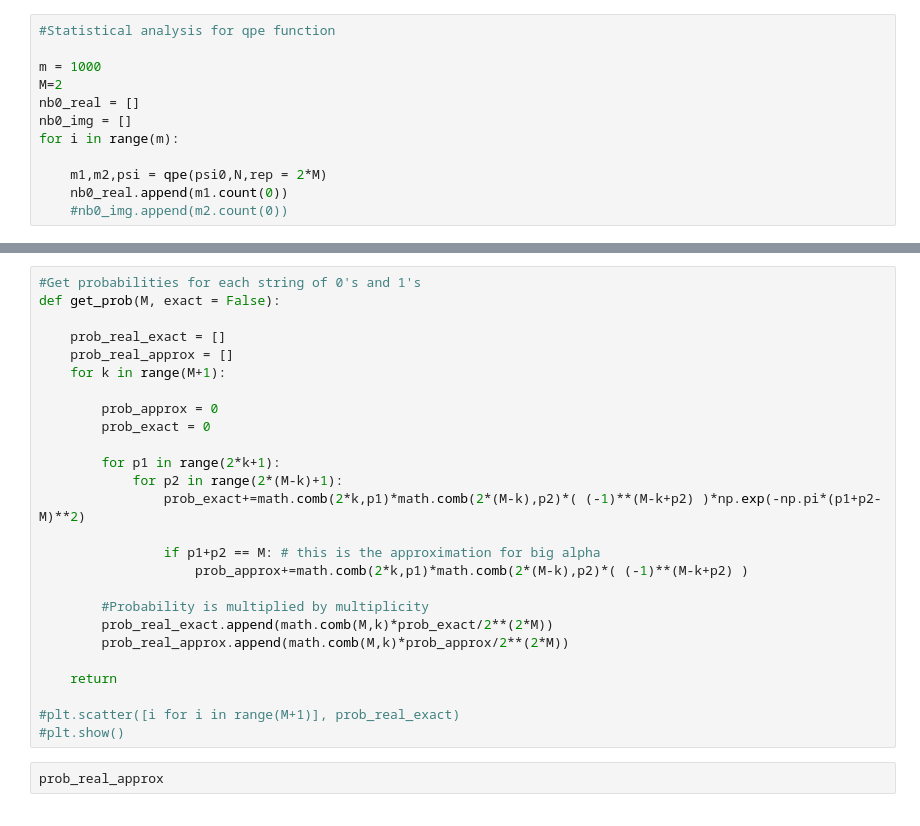
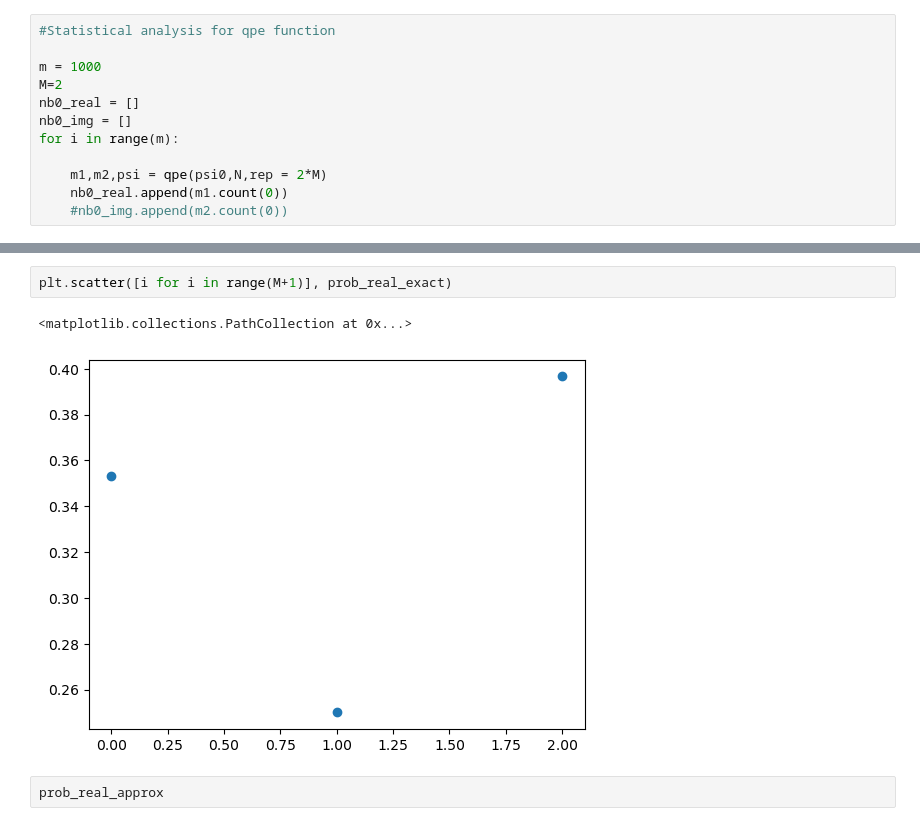
Before and after one commit to pobled/GKP, a Jupyter notebook: qpe-v2.ipynb, the cells around one changed output, grey strips where cells are left out. Drawn from its saved outputs; the diff is of its cells as text.

```diff
--- a/qpe-v2.ipynb
+++ b/qpe-v2.ipynb
@@ -206,29 +209,8 @@ prob0
 # %%
-#Get probabilities for each string of 0's and 1's
-def get_prob(M, exact = False):
-
-    prob_real_exact = []
-    prob_real_approx = []
-    for k in range(M+1):
-
-        prob_approx = 0
-        prob_exact = 0
-
-        for p1 in range(2*k+1):
-            for p2 in range(2*(M-k)+1):
-                prob_exact+=math.comb(2*k,p1)*math.comb(2*(M-k),p2)*( (-1)**(M-k+p2) )*np.exp(-np.pi*(p1+p2-M)**2)
-
-                if p1+p2 == M: # this is the approximation for big alpha
-                    prob_approx+=math.comb(2*k,p1)*math.comb(2*(M-k),p2)*( (-1)**(M-k+p2) )
-
-        #Probability is multiplied by multiplicity
-        prob_real_exact.append(math.comb(M,k)*prob_exact/2**(2*M))
-        prob_real_approx.append(math.comb(M,k)*prob_approx/2**(2*M))
-
-    return
-
-#plt.scatter([i for i in range(M+1)], prob_real_exact)
-#plt.show()
+plt.scatter([i for i in range(M+1)], prob_real_exact)
+# %% [output]
+<matplotlib.collections.PathCollection at 0x...>
+[figure, added]
 # %%
 prob_real_approx
 # %% [output]
```
Also changed, not shown: parts of 13 cells of this notebook.
